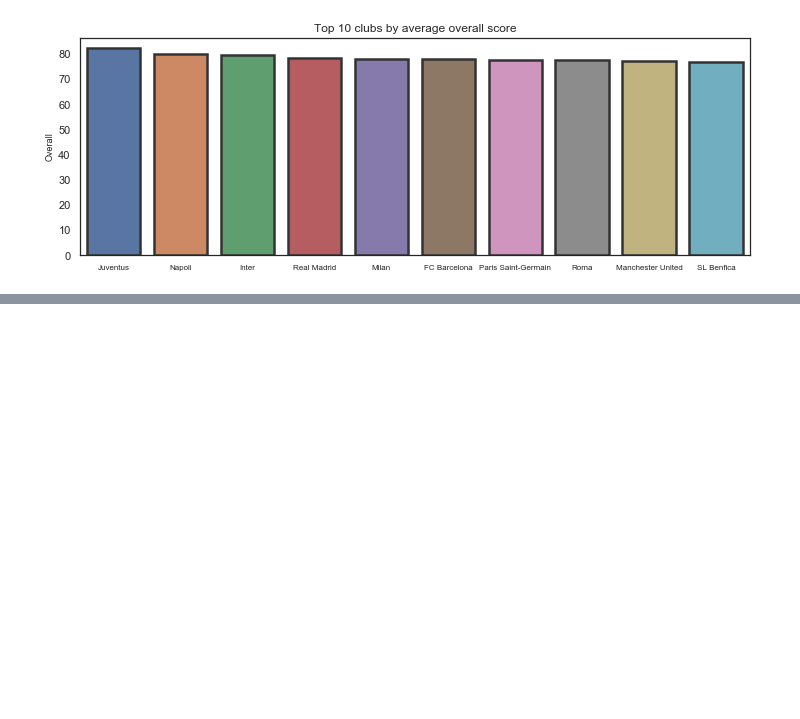
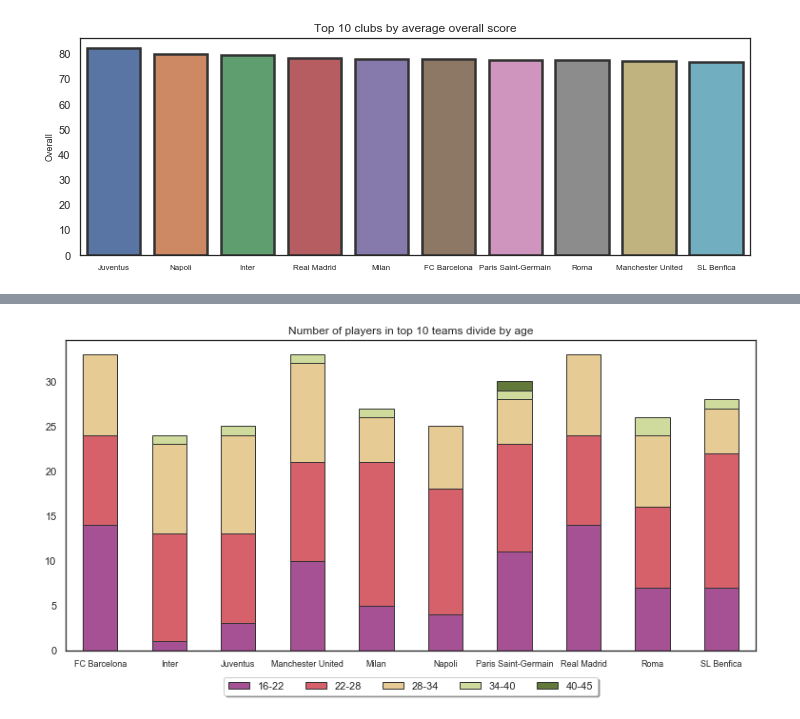
Before and after one commit to JakubPluta/EDA-ML, a Jupyter notebook: Fifa 19 Overall EDA.ipynb, the cells around one changed output, grey strips where cells are left out. Drawn from its saved outputs; the diff is of its cells as text; code cells hidden in the pictures; blank space fills up the shorter version.

```diff
--- a/Fifa 19 Overall EDA.ipynb
+++ b/Fifa 19 Overall EDA.ipynb
@@ -414,0 +415,18 @@ plt.xlabel('');
+# %%
+tt = ((pd.DataFrame(top10.groupby(['Club','Age Group'])['Name'].count())).rename(columns={'Name':'counts'})).reset_index()
+tt = (tt.pivot(columns='Age Group',index='Club',values='counts'))
+
+bt = ((pd.DataFrame(top10.groupby(['Club','Body Type'])['Name'].count())).rename(columns={'Name':'counts'})).reset_index()
+bt = (bt.pivot(columns='Body Type',index='Club',values='counts'))
+
+pt = ((pd.DataFrame(top10.groupby(['Club','Preferred Foot'])['Name'].count())).rename(columns={'Name':'counts'})).reset_index()
+pt = (pt.pivot(columns='Preferred Foot',index='Club',values='counts'))
+# %%
+c6 = cm.tab20b_r(np.linspace(.112,.936, 6))
+tt.plot(kind='bar',stacked=True,color=c6,figsize=(13,6),linewidth=1,edgecolor=".2")
+plt.title('Number of players in top 10 teams divide by age');
+plt.xlabel('');
+plt.xticks(fontsize=9,rotation=0)
+plt.legend(loc='upper center', bbox_to_anchor=(0.5, -0.07), shadow=True, ncol=5);
+# %% [output]
+[figure, added]
```
Also changed, not shown: parts of 4 cells of this notebook.
